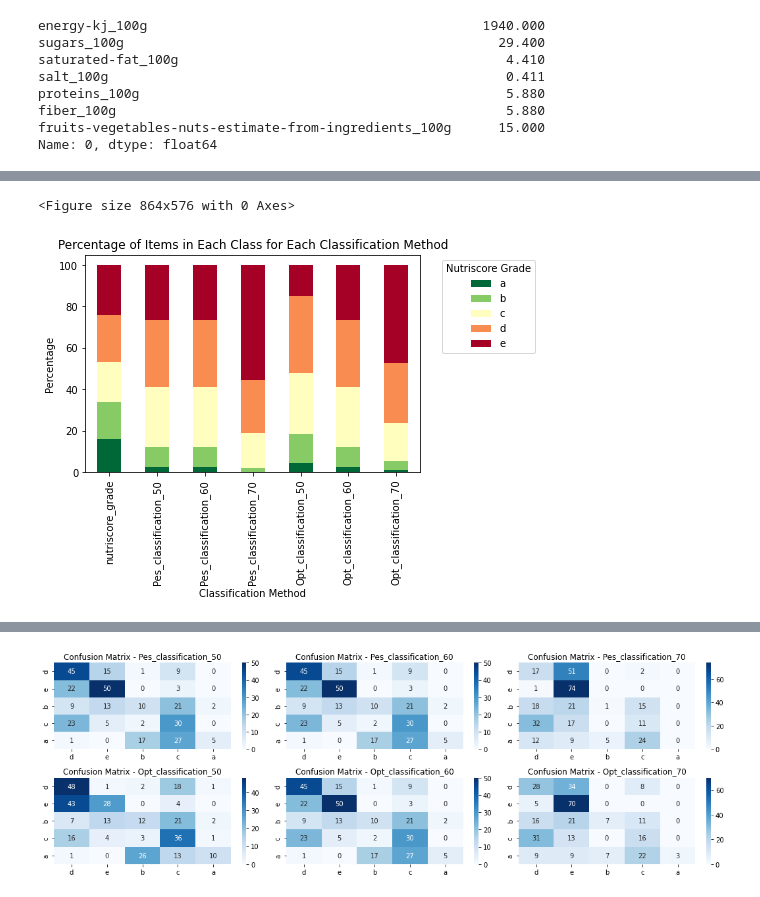
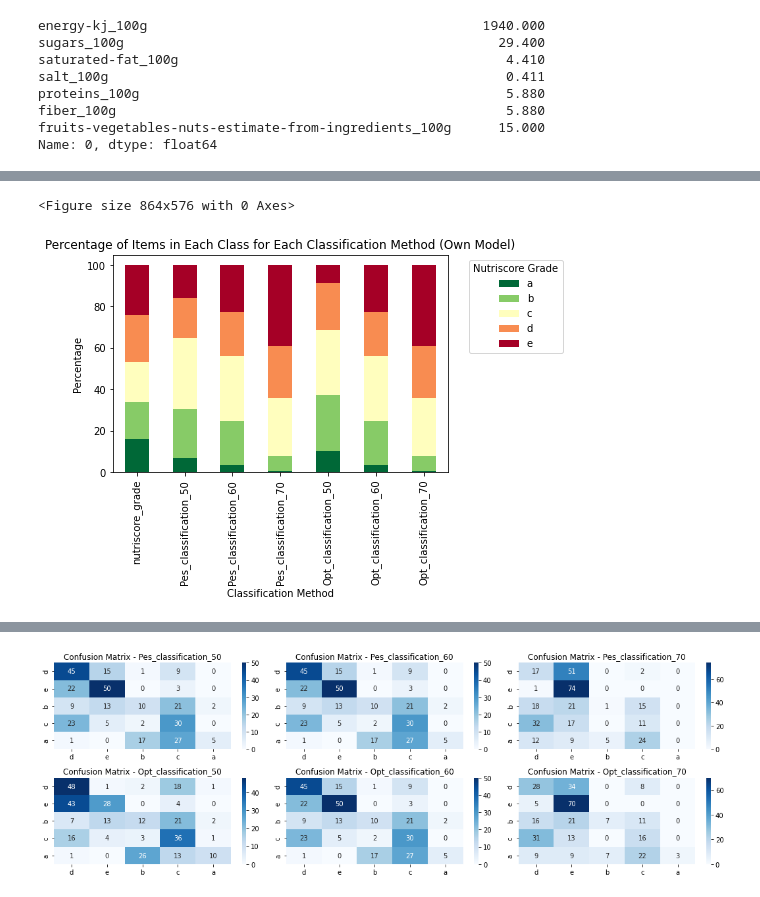
Before and after one commit to ahmadabusaiid/dm-nutri-score-project, a Jupyter notebook: 5.MajoritySorting-7.Comparisson_with_other_group.ipynb, the cells around one changed output, grey strips where cells are left out. Cells and saved outputs as stored; diff of their text form; code cells hidden in the pictures.

Commit message:
5&7 corrected
5&7- Re-assigned weights proposed to [1,1,4,4,2,2,2], Visualizations updated
7- Adapted gega file to match our input needs, comparison against original nutriscore added

```diff
--- a/5.MajoritySorting-7.Comparisson_with_other_group.ipynb
+++ b/5.MajoritySorting-7.Comparisson_with_other_group.ipynb
@@ -83,9 +65,6 @@ def item_assessment(weights, item_criterias, preference_thresholds_pi, positive_
     if negative_characteristics is None:
         negative_characteristics = ["energy-kj_100g", "sugars_100g", "saturated-fat_100g", "salt_100g"]
 
-    # Adjust weights to be percentage-wise
-    adjusted_weights = [weight / sum(weights) for weight in weights]
-
     # Check if input lists have the same length
     if len(weights) != len(preference_thresholds_pi) or len(item_criterias) != len(preference_thresholds_pi):
         raise ValueError("Input lists must have the same length.")
@@ -93,13 +72,13 @@ def item_assessment(weights, item_criterias, preference_thresholds_pi, positive_
     # Assess positive characteristics (unchanged threshold comparison)
     positive_assessments = [
         adjusted_weight if feature in positive_characteristics and value >= threshold else 0
-        for adjusted_weight, feature, value, threshold in zip(adjusted_weights, item_criterias.index, item_criterias, preference_thresholds_pi)
+        for adjusted_weight, feature, value, threshold in zip(weights, item_criterias.index, item_criterias, preference_thresholds_pi)
     ]
 
     # Assess negative characteristics (modified threshold comparison)
     negative_assessments = [
         adjusted_weight if feature in negative_characteristics and value <= threshold else 0
-        for adjusted_weight, feature, value, threshold in zip(adjusted_weights, item_criterias.index, item_criterias, preference_thresholds_pi)
+        for adjusted_weight, feature, value, threshold in zip(weights, item_criterias.index, item_criterias, preference_thresholds_pi)
     ]
 
     # Combine positive and negative assessments
@@ -107,7 +86,7 @@ def item_assessment(weights, item_criterias, preference_thresholds_pi, positive_
 
     total_assessment = sum(combined_assessments)
 
-    #print("Positive Assessments:", positive_assessments, "Negative Assessments:", negative_assessments, "Combined Assessments:", combined_assessments)
+    print("Positive Assessments:", positive_assessments, "Negative Assessments:", negative_assessments, "Combined Assessments:", combined_assessments)
 
     return total_assessment
 # %%
@@ -150,6 +130,12 @@ item_assessment(testing_weights, testing_item, testing_pi)
 def matrix_assessment(weights, df, preference_thresholds_pi, positive_characteristics=None, negative_characteristics=None):
     # Extract items characteristics
     # If positive_characteristics and negative_characteristics are provided, use their union
+
+    # Adjust weights to be percentage-wise
+    adjusted_weights = [weight / sum(weights) for weight in weights]
+
+    print("Weights: ", adjusted_weights)
+
     if positive_characteristics is not None and negative_characteristics is not None:
         columns_criterias = list(set(positive_characteristics) | set(negative_characteristics))
     else:
@@ -174,7 +160,7 @@ def matrix_assessment(weights, df, preference_thresholds_pi, positive_characteri
         # Iterate over each row in the DataFrame
         for index, row in criterias.iterrows():
             # Apply item_assessment to the current row
-            result = item_assessment(weights, row, thresholds, positive_characteristics, negative_characteristics)
+            result = item_assessment(adjusted_weights, row, thresholds, positive_characteristics, negative_characteristics)
 
             # Append the result to the list
             assessment_results.append(result)
@@ -226,4 +246,7 @@ See the caveats in the documentation: https://pandas.pydata.org/pandas-docs/stab
 # %%
+result_given_weights = selected_columns.copy()
+proposed_model_results = selected_columns.copy()
+
 def PessimisticmajoritySorting(weights, lambda_thresholds, selected_columns, preference_thresholds_pi, positive_characteristics=None, negative_characteristics=None):
     #gano gano pierdo paro
 
@@ -257,5 +280,6 @@ def PessimisticmajoritySorting(weights, lambda_thresholds, selected_columns, pre
 
     return assessed_items
 
-PessimisticmajoritySorting(weights, lambda_thresholds_percentage, selected_columns, preference_thresholds_pi)
+result_given_weights = PessimisticmajoritySorting(weights, lambda_thresholds_percentage, result_given_weights, preference_thresholds_pi)
+proposed_model_results = PessimisticmajoritySorting(weights_proposed, lambda_thresholds_percentage, proposed_model_results, preference_thresholds_pi)
 # %% [output]
@@ -318,0 +360,4 @@ result.to_excel("C:/Users/maria/OneDrive/Documentos/CS_Clases/Desicion_Modeling/
+# %%
+proposed_model_results = OptimisticmajoritySorting(weights_proposed, lambda_thresholds_percentage, proposed_model_results, preference_thresholds_pi)
+proposed_model_results.to_excel("C:/Users/maria/OneDrive/Documentos/CS_Clases/Desicion_Modeling/NutriScore_Project/MAK-Classification_model-proposal_results.xlsx", index=False)
+proposed_model_results
@@ -319,18 +395,18 @@ result.to_excel("C:/Users/maria/OneDrive/Documentos/CS_Clases/Desicion_Modeling/
 # %%
 # Select relevant columns
 class_columns = ['nutriscore_grade', 'Pes_classification_50', 'Pes_classification_60', 'Pes_classification_70', 'Opt_classification_50', 'Opt_classification_60', 'Opt_classification_70']
 
 # Calculate the percentage of items in each class for each classification method
-class_percentages = result[class_columns].apply(lambda x: x.value_counts(normalize=True) * 100)
+class_percentages = proposed_model_results[class_columns].apply(lambda x: x.value_counts(normalize=True) * 100)
 
 # Plot the stacked bar plot
 plt.figure(figsize=(12, 8))
 class_percentages.T.plot(kind='bar', stacked=True, colormap='RdYlGn_r')
-plt.title('Percentage of Items in Each Class for Each Classification Method')
+plt.title('Percentage of Items in Each Class for Each Classification Method (Own Model)')
 plt.xlabel('Classification Method')
 plt.ylabel('Percentage')
 plt.legend(title='Nutriscore Grade', bbox_to_anchor=(1.05, 1), loc='upper left')
 plt.show()
 # %% [output]
 <Figure size 864x576 with 0 Axes>
-[figure, old version]
+[figure, new version]
```
Also changed, not shown: parts of 30 cells of this notebook, 1 other file.
